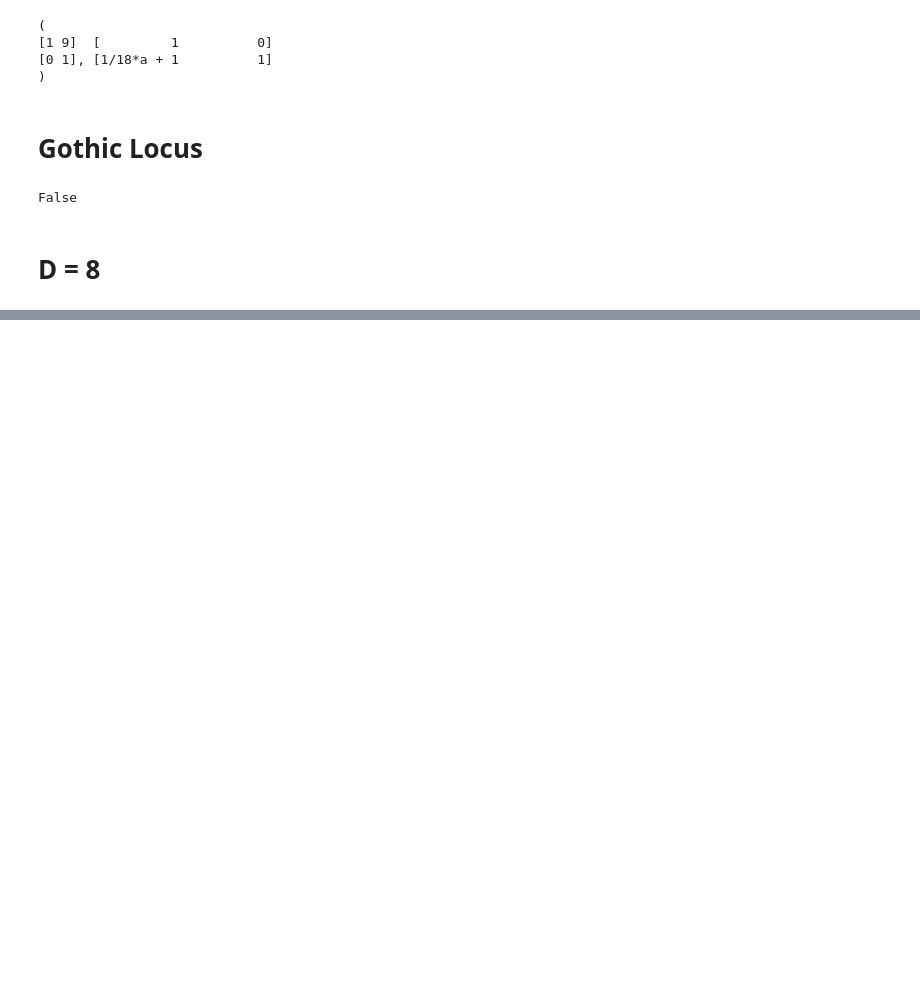
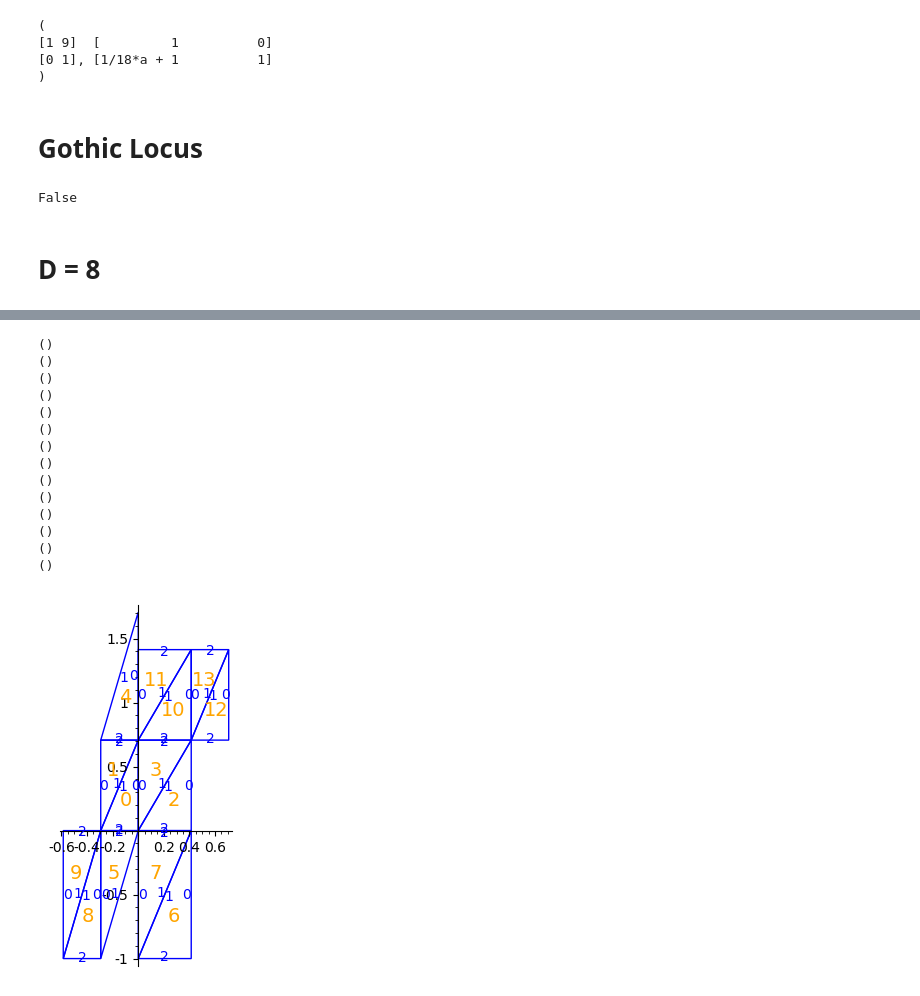
Before and after one commit to sfreedman67/samsurf, a Jupyter notebook: bowman/proving_prym.ipynb, the cells around one changed output, grey strips where cells are left out. Saved outputs shown, nothing was run; the diff lists cells and outputs as text; code cells hidden in the pictures; blank space fills up the shorter version.

```diff
--- a/bowman/proving_prym.ipynb
+++ b/bowman/proving_prym.ipynb
@@ -74,0 +78,21 @@ AttributeError: 'Triangulation' object has no attribute 'compute_candidate_perio
+# %%
+prym8_fake = prym8_fake.mark_point(0, (1, 0, 0), (1, 0, 0))
+for tri in prym8_fake.triangles:
+    print(tri.points_marked)
+prym8_fake.plot()
+# %% [output]
+()
+()
+()
+()
+()
+()
+()
+()
+()
+()
+()
+()
+()
+()
+[figure, added]
```
Also changed, not shown: parts of 17 cells of this notebook, 3 other files.
